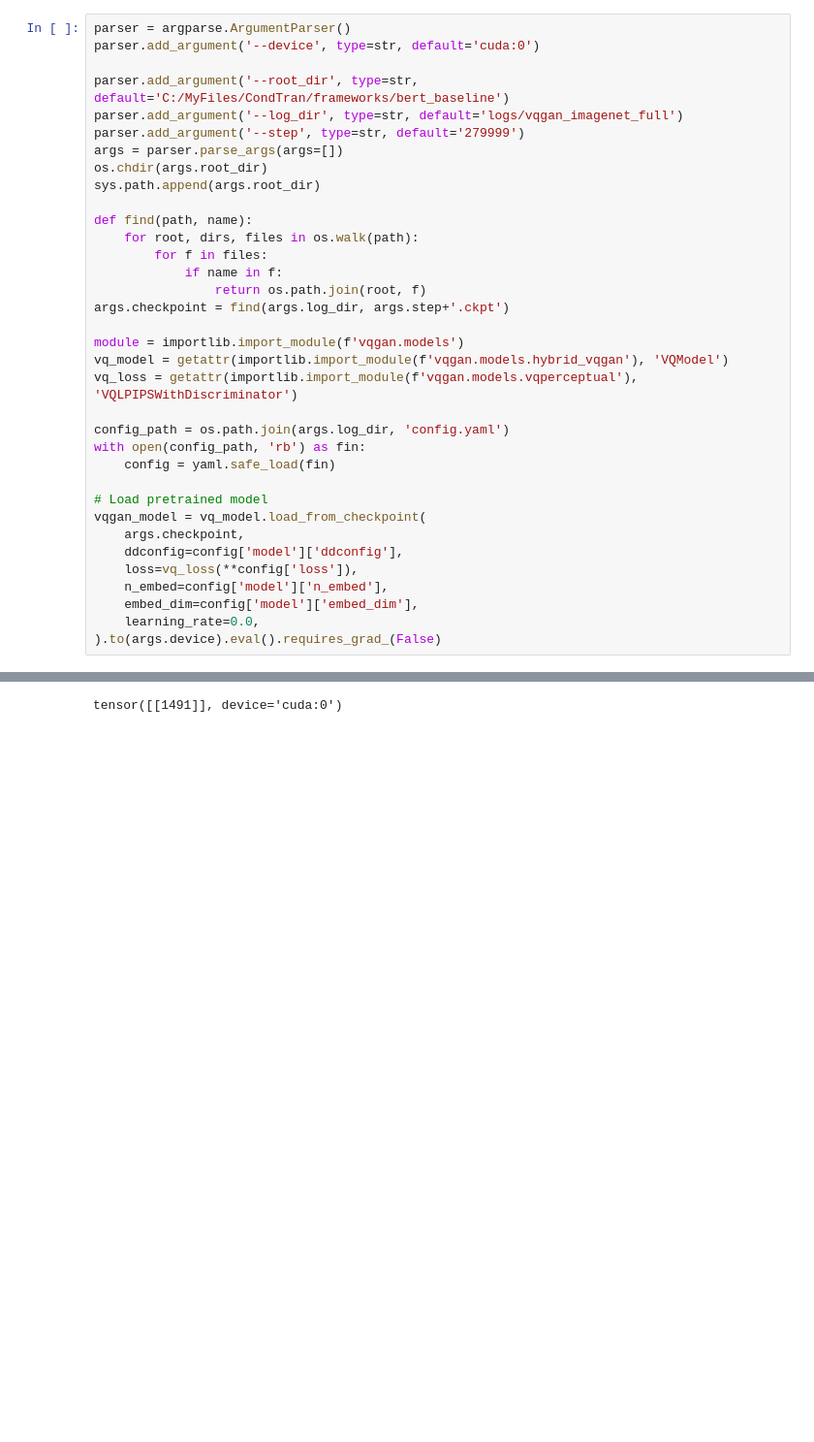
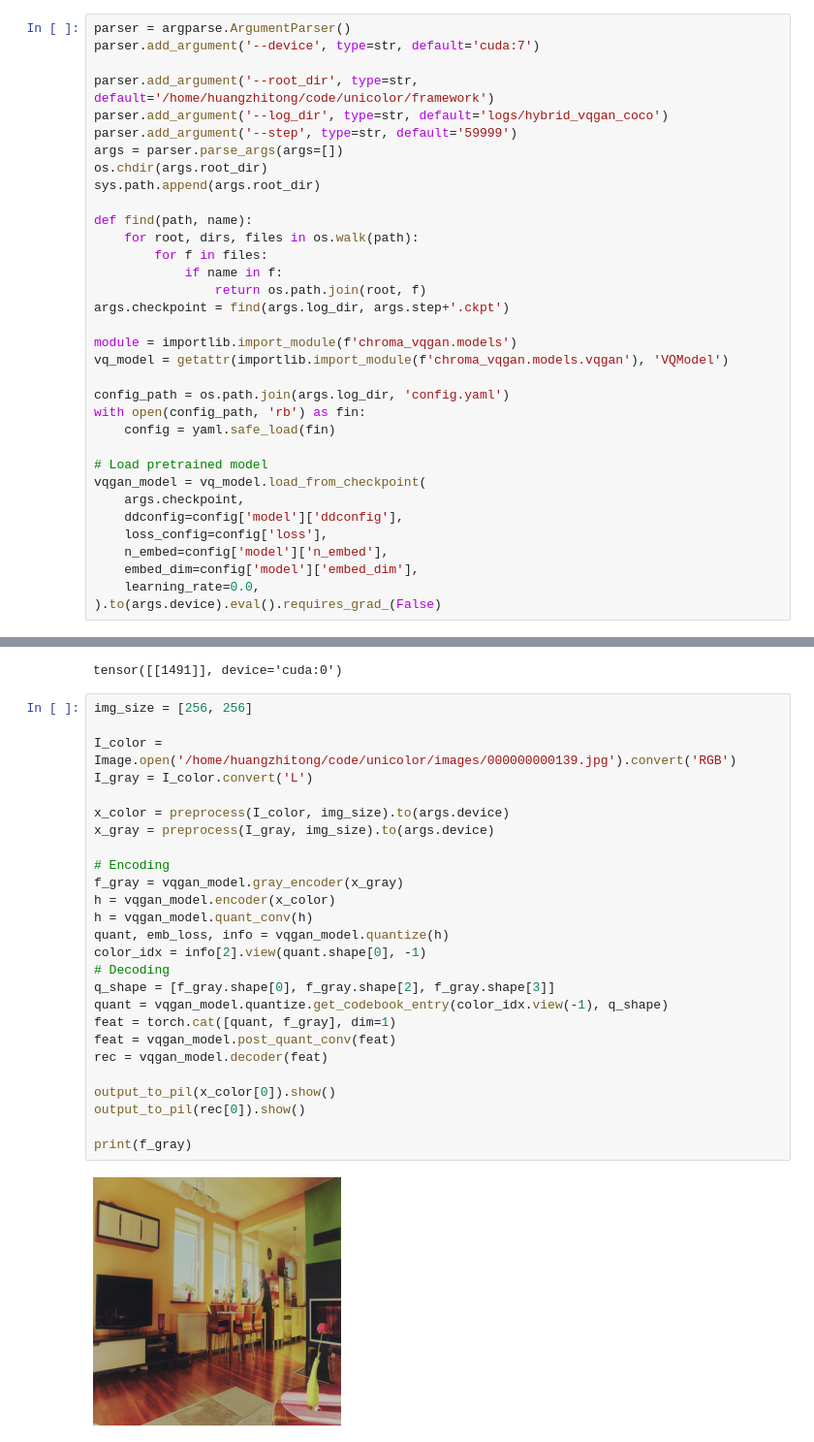
Before and after one commit to luckyhzt/unicolor, a Jupyter notebook: sample/vqgan.ipynb, the cells around one changed output, grey strips where cells are left out. Shown: that part at 97% size. Saved outputs shown, nothing was run; the diff lists cells and outputs as text; blank space fills up the shorter version.

```diff
--- a/sample/vqgan.ipynb
+++ b/sample/vqgan.ipynb
@@ -14,11 +14,11 @@ import torchvision.transforms as T
 from utils_func import *
 # %%
 parser = argparse.ArgumentParser()
-parser.add_argument('--device', type=str, default='cuda:0')
+parser.add_argument('--device', type=str, default='cuda:7')
 
-parser.add_argument('--root_dir', type=str, default='C:/MyFiles/CondTran/frameworks/bert_baseline')
-parser.add_argument('--log_dir', type=str, default='logs/vqgan_imagenet_full')
-parser.add_argument('--step', type=str, default='279999')
+parser.add_argument('--root_dir', type=str, default='/home/huangzhitong/code/unicolor/framework')
+parser.add_argument('--log_dir', type=str, default='logs/hybrid_vqgan_coco')
+parser.add_argument('--step', type=str, default='59999')
 args = parser.parse_args(args=[])
 os.chdir(args.root_dir)
 sys.path.append(args.root_dir)
@@ -30,9 +30,8 @@ def find(path, name):
                 return os.path.join(root, f)
 args.checkpoint = find(args.log_dir, args.step+'.ckpt')
 
-module = importlib.import_module(f'vqgan.models')
-vq_model = getattr(importlib.import_module(f'vqgan.models.hybrid_vqgan'), 'VQModel')
-vq_loss = getattr(importlib.import_module(f'vqgan.models.vqperceptual'), 'VQLPIPSWithDiscriminator')
+module = importlib.import_module(f'chroma_vqgan.models')
+vq_model = getattr(importlib.import_module(f'chroma_vqgan.models.vqgan'), 'VQModel')
 
 config_path = os.path.join(args.log_dir, 'config.yaml')
 with open(config_path, 'rb') as fin:
@@ -42,7 +41,7 @@ with open(config_path, 'rb') as fin:
 vqgan_model = vq_model.load_from_checkpoint(
     args.checkpoint,
     ddconfig=config['model']['ddconfig'],
-    loss=vq_loss(**config['loss']),
+    loss_config=config['loss'],
     n_embed=config['model']['n_embed'],
     embed_dim=config['model']['embed_dim'],
     learning_rate=0.0,
@@ -89,3 +88,31 @@ for i, filename in pbar:
         print(color_idx)
 # %% [output]
 tensor([[1491]], device='cuda:0')
+# %%
+img_size = [256, 256]
+
+I_color = Image.open('/home/huangzhitong/code/unicolor/images/000000000139.jpg').convert('RGB')
+I_gray = I_color.convert('L')
+
+x_color = preprocess(I_color, img_size).to(args.device)
+x_gray = preprocess(I_gray, img_size).to(args.device)
+
+# Encoding
+f_gray = vqgan_model.gray_encoder(x_gray)
+h = vqgan_model.encoder(x_color)
+h = vqgan_model.quant_conv(h)
+quant, emb_loss, info = vqgan_model.quantize(h)
+color_idx = info[2].view(quant.shape[0], -1)
+# Decoding
+q_shape = [f_gray.shape[0], f_gray.shape[2], f_gray.shape[3]]
+quant = vqgan_model.quantize.get_codebook_entry(color_idx.view(-1), q_shape)
+feat = torch.cat([quant, f_gray], dim=1)
+feat = vqgan_model.post_quant_conv(feat)
+rec = vqgan_model.decoder(feat)
+
+output_to_pil(x_color[0]).show()
+output_to_pil(rec[0]).show()
+
+print(f_gray)
+# %% [output]
+[figure, added]
```
Also changed, not shown: parts of 2 cells of this notebook, 10 other files.
